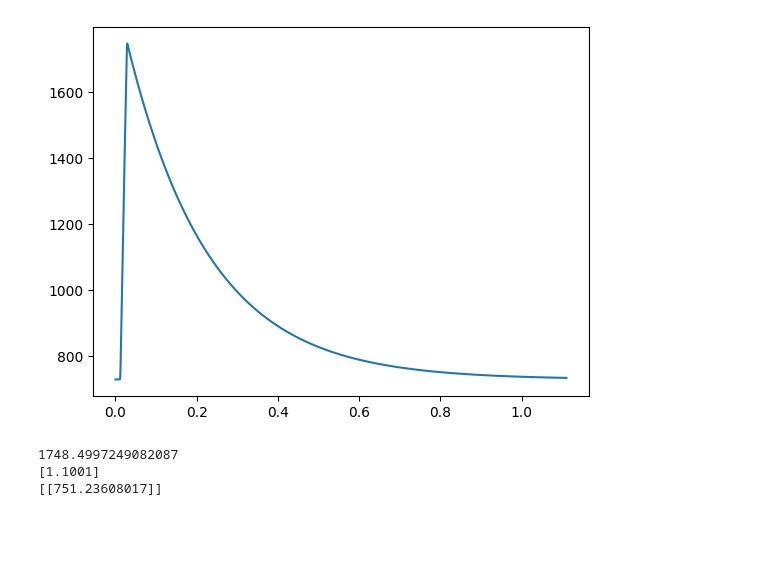
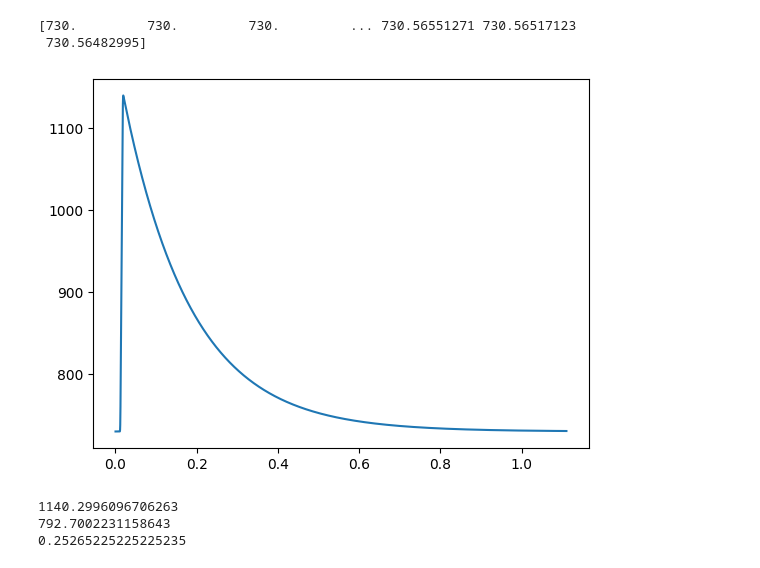
Before and after one commit to 100sjun/repos_python, a Jupyter notebook: Project/Electrified Reactor/parameter fitting.ipynb, the cells around one changed output. Drawn from its saved outputs; the diff is of its cells as text; code cells hidden in the pictures; blank space fills up the shorter version.

```diff
--- a/Project/Electrified Reactor/parameter fitting.ipynb
+++ b/Project/Electrified Reactor/parameter fitting.ipynb
@@ -14,7 +14,7 @@ t = np.arange(dt,1.11+dt,dt)
 # Power funciton
 wv = np.zeros(len(t))
 a = 0.003
-b = 0.02
+b = tp
 c = 1e-5
 d = 1.1
 
@@ -39,26 +39,28 @@ P = V**2/4.418081
 
 # heat transfer
 T0 = 730
-T = np.zeros(len(t))+T0
 # %%
 def heat_balance(x):
     kh = x[0]
     Cp = kh*0.010783 #J/K
-    h = x[1]
+    ht = x[1]
+    T = np.zeros(len(t))+T0
+    Q = np.zeros(len(t))
 
-    Q = np.zeros(len(t))
     for i in range(len(Q)-1):
         dQ = (T[i]-T0)
         if dQ <= 0:
             dQ = 1e-6
-        Q = P[i]*(dt) - h*dQ**(1)*(dt)
+        Q = P[i]*(dt) - ht*dQ*(dt)
         T[i+1] = Q/Cp + T[i]
+
+    return T
 # %%
 def lsq(x):
-    heat_balance(x)
-    return ((T[np.argmax(T)]-Tm)/Tm)**2 + ((T[np.argwhere(t==tp)]-Tp)/(Tp))**2
+    T = heat_balance(x)
+    return ((T[np.argmax(T)]-Tme)/Tme)**2 + ((np.average(T)-Tve)/(Tve))**2
 # %%
-x0 = [0.5,0.05]
-bounds= [(0.1,2),(1e-5,0.1)]
+x0 = [0.70532272 ,0.04197847]
+bounds= [(0.001,3),(1e-5,0.5)]
 res = minimize(lsq,x0,bounds=bounds)
 # %%
@@ -70,14 +73,15 @@ print(res.x)
-# %%
-plt.plot(t,T)
-plt.show()
-print(T[np.argmax(T)])
-i = np.argwhere(t==0.015)
-test_T = T[i[0][0]:]
-ti = t[np.argwhere(test_T<Tp)][0]
-print(ti+0.015)
-print(T[np.argwhere(t==0.8087)])
-# %% [output]
-[figure, removed]
-1748.4997249082087
-[1.1001]
-[[751.23608017]]
+# %%
+T = heat_balance(res.x)
+print(T)
+plt.plot(t,T)
+plt.show()
+print(max(T))
+print(np.average(T))
+print(np.average(V))
+# %% [output]
+[730.         730.         730.         ... 730.56551271 730.56517123
+ 730.56482995]
+[figure, added]
+1140.2996096706263
+792.7002231158643
+0.25265225225225235
```
Also changed, not shown: parts of 3 cells of this notebook, 8 other files.
